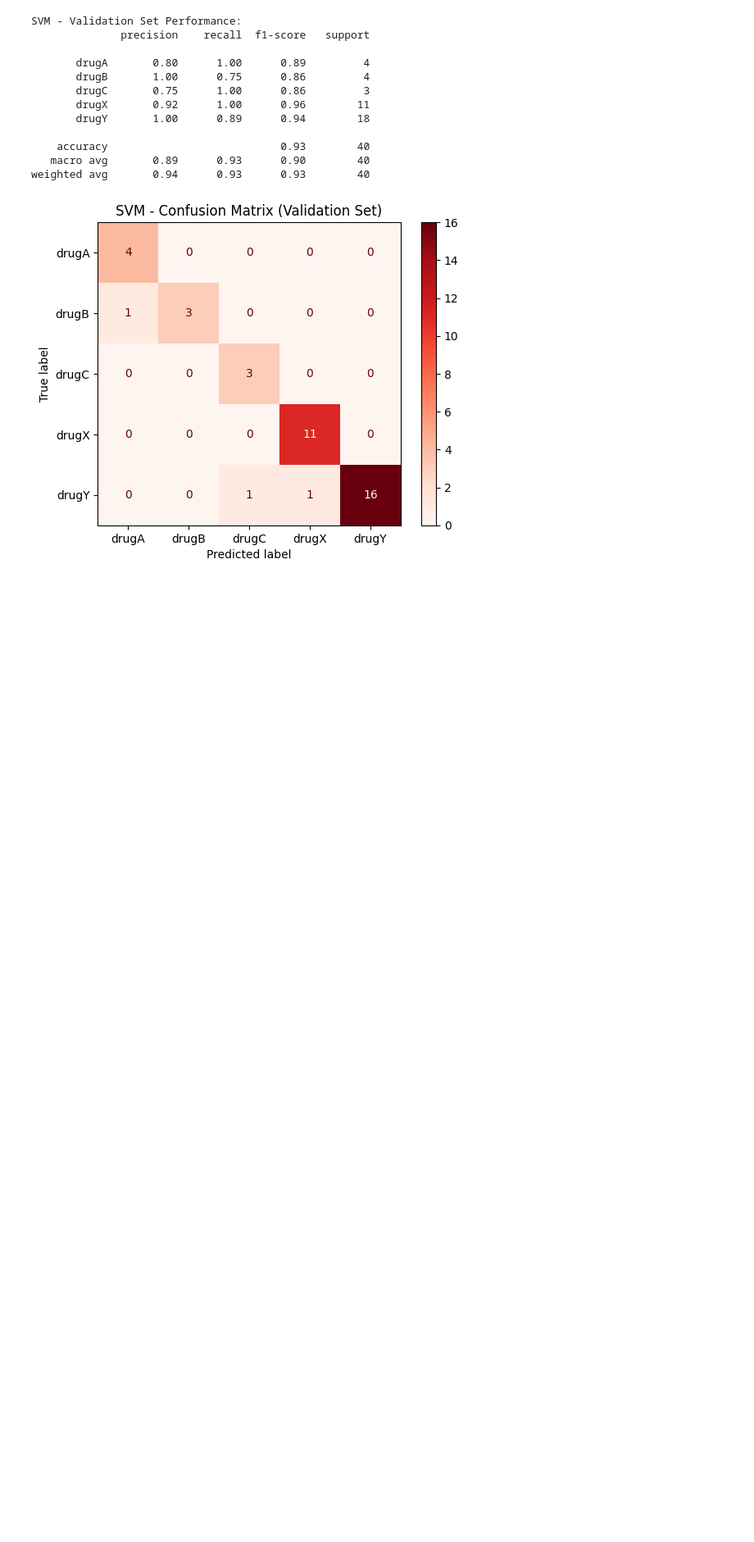
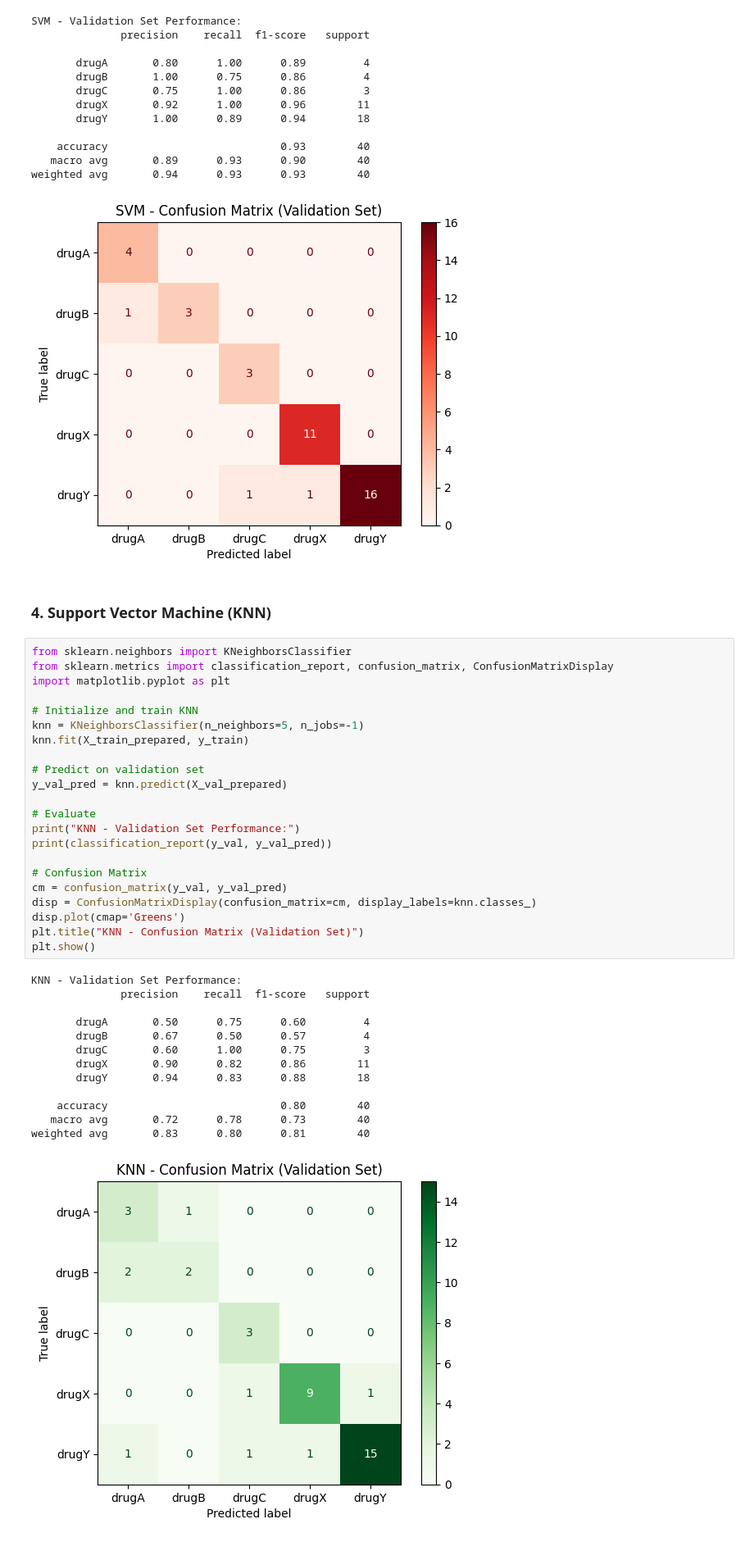
Before and after one commit to saadkhan710/Drug_Classification, a Jupyter notebook: Drug_ML.ipynb, the cells around one changed output. Shown: that part at 82% size. Drawn from its saved outputs; the diff is of its cells as text; blank space fills up the shorter version.

Commit message:
Add k-nearest neighbor algorithm

```diff
--- a/Drug_ML.ipynb
+++ b/Drug_ML.ipynb
@@ -716,3 +716,41 @@ SVM - Validation Set Performance:
    macro avg       0.89      0.93      0.90        40
 weighted avg       0.94      0.93      0.93        40
 [figure]
+# %% [markdown]
+### 4. Support Vector Machine (KNN)
+# %%
+from sklearn.neighbors import KNeighborsClassifier
+from sklearn.metrics import classification_report, confusion_matrix, ConfusionMatrixDisplay
+import matplotlib.pyplot as plt
+
+# Initialize and train KNN
+knn = KNeighborsClassifier(n_neighbors=5, n_jobs=-1)
+knn.fit(X_train_prepared, y_train)
+
+# Predict on validation set
+y_val_pred = knn.predict(X_val_prepared)
+
+# Evaluate
+print("KNN - Validation Set Performance:")
+print(classification_report(y_val, y_val_pred))
+
+# Confusion Matrix
+cm = confusion_matrix(y_val, y_val_pred)
+disp = ConfusionMatrixDisplay(confusion_matrix=cm, display_labels=knn.classes_)
+disp.plot(cmap='Greens')
+plt.title("KNN - Confusion Matrix (Validation Set)")
+plt.show()
+# %% [output]
+KNN - Validation Set Performance:
+              precision    recall  f1-score   support
+
+       drugA       0.50      0.75      0.60         4
+       drugB       0.67      0.50      0.57         4
+       drugC       0.60      1.00      0.75         3
+       drugX       0.90      0.82      0.86        11
+       drugY       0.94      0.83      0.88        18
+
+    accuracy                           0.80        40
+   macro avg       0.72      0.78      0.73        40
+weighted avg       0.83      0.80      0.81        40
+[figure, added]
```
Also changed, not shown: parts of 1 cell of this notebook.
